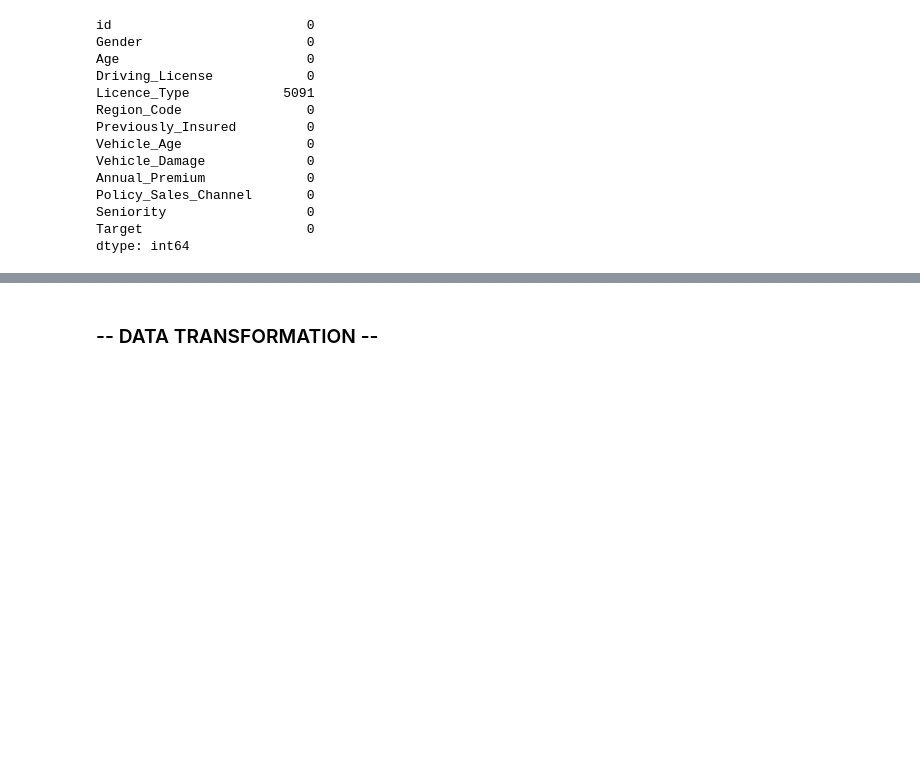
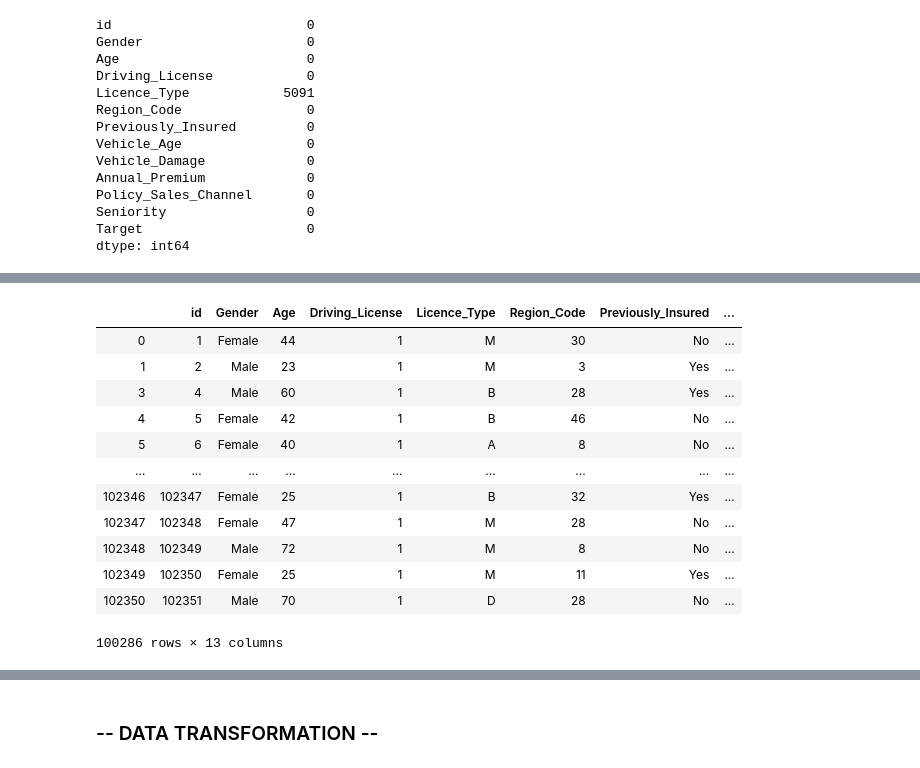
Before and after one commit to MartinaVerardi/MIML_Project, a Jupyter notebook: Project_code.ipynb, the cells around one changed output, grey strips where cells are left out. Drawn from its saved outputs; the diff is of its cells as text; code cells hidden in the pictures; blank space fills up the shorter version.

```diff
--- a/Project_code.ipynb
+++ b/Project_code.ipynb
@@ -74,3 +140,27 @@ dtype: int64
+# %%
+# eliminate outliers data from ds
+Annual_Premium_noOutlier1 = np.array(Annual_Premium_noOutlier.index)
+ds_index = np.array(ds.index )
+Annual_Premium_Outlier = np.delete(ds_index, Annual_Premium_noOutlier1)
+
+ds1 = ds.drop(Annual_Premium_Outlier)
+
+
+ds1
+# %% [output]
+|  | id | Gender | Age | Driving_License | Licence_Type | Region_Code | Previously_Insured | ... |
+| 0 | 1 | Female | 44 | 1 | M | 30 | No | ... |
+| 1 | 2 | Male | 23 | 1 | M | 3 | Yes | ... |
+| 3 | 4 | Male | 60 | 1 | B | 28 | Yes | ... |
+| 4 | 5 | Female | 42 | 1 | B | 46 | No | ... |
+| 5 | 6 | Female | 40 | 1 | A | 8 | No | ... |
+| ... | ... | ... | ... | ... | ... | ... | ... | ... |
+| 102346 | 102347 | Female | 25 | 1 | B | 32 | Yes | ... |
+| 102347 | 102348 | Female | 47 | 1 | M | 28 | No | ... |
+| 102348 | 102349 | Male | 72 | 1 | M | 8 | No | ... |
+| 102349 | 102350 | Female | 25 | 1 | M | 11 | Yes | ... |
+| 102350 | 102351 | Male | 70 | 1 | D | 28 | No | ... |
+100286 rows × 13 columns
 # %%
 # plotting of data (histograms for empirical density) + measure of central tendency, dispersion, relative location,
 # asimmetry of density curve, kurtosis
```
Also changed, not shown: parts of 8 cells of this notebook.
